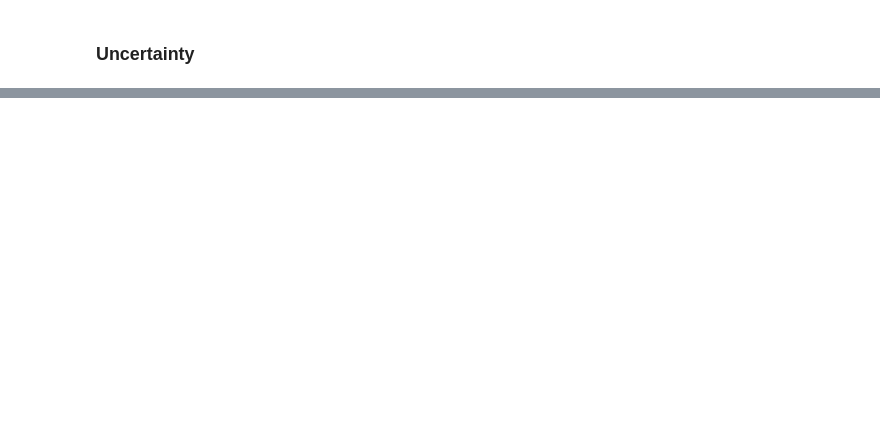
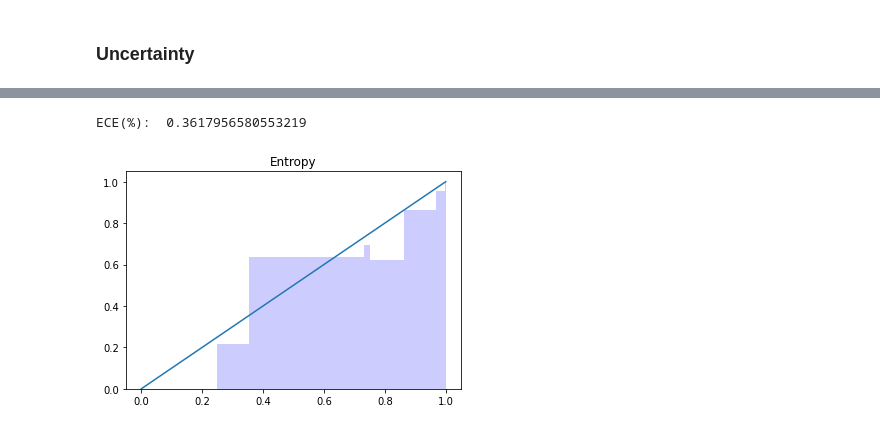
Before and after one commit to jeongeun980906/Uncertainty-Estimation-Baselines, a Jupyter notebook: outlier_expouser.ipynb, the cells around one changed output, grey strips where cells are left out. Saved outputs shown, nothing was run; the diff lists cells and outputs as text; code cells hidden in the pictures; blank space fills up the shorter version.

```diff
--- a/outlier_expouser.ipynb
+++ b/outlier_expouser.ipynb
@@ -151,0 +184,13 @@ Near AUROC:0.9645439663461539, Far AUROC: 0.99980448
+# %%
+cval_score_en = val_score_en*-1
+cid_score_en = id_score_en* -1
+min_en= cval_score_en.min() -1
+max_en = cval_score_en.max() +1
+cal = histogram_binning_calibrator(15,min_en, max_en)
+cal.fit(cval_score_en,val_y_true)
+prob_pred, prob_true, ece = cal.inference(cid_score_en, y_true)
+
+plot_confidence_hist(prob_true,prob_pred,'Entropy')
+# %% [output]
+ECE(%):  0.3617956580553219
+[figure, added]
```
Also changed, not shown: parts of 8 cells of this notebook, 2 other files.
